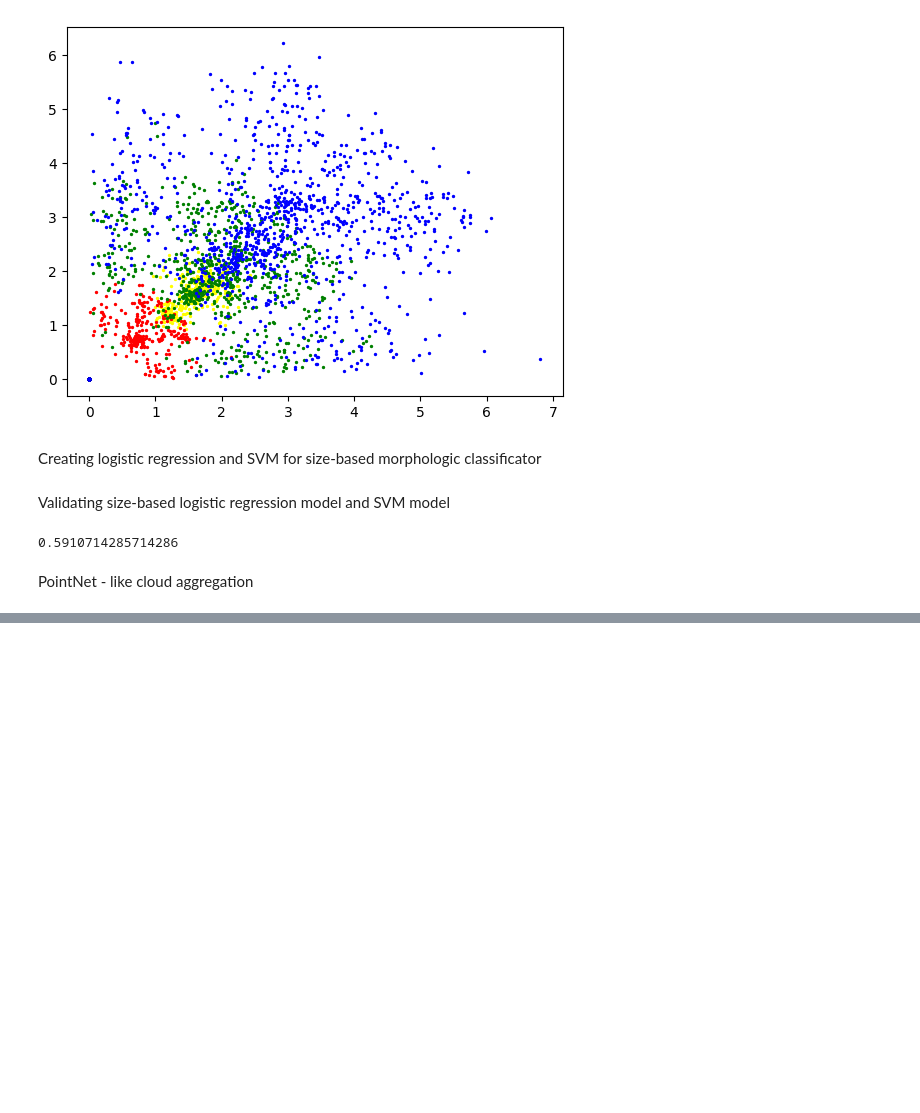
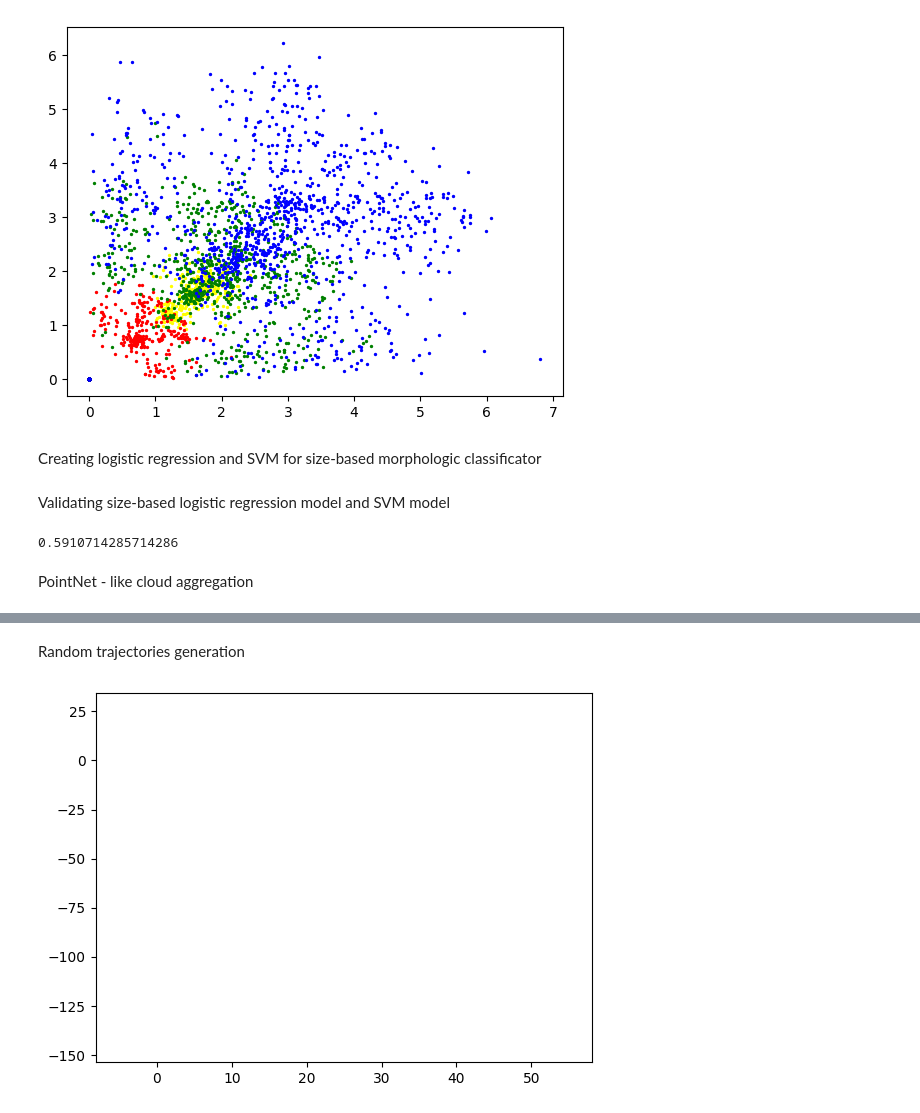
Before and after one commit to aaboiko/buoy_sonar_python, a Jupyter notebook: utils.ipynb, the cells around one changed output, grey strips where cells are left out. Drawn from its saved outputs; the diff is of its cells as text; code cells hidden in the pictures; blank space fills up the shorter version.

Commit message:
with traj generator

```diff
--- a/utils.ipynb
+++ b/utils.ipynb
@@ -676,0 +682,30 @@ PointNet - like cloud aggregation
+# %% [markdown]
+Random trajectories generation
+# %%
+start = np.array([0, 20, 0, 0, 0, 0])
+v_mean = 5
+sigma_v = 1
+sigma_angle = np.pi / 8
+
+traj = [start]
+
+for t in range(50):
+    x_prev, y_prev, z_prev, roll_prev, pitch_prev, yaw_prev = traj[t]
+    v = np.random.normal(v_mean, sigma_v)
+    angle = roll_prev + np.random.normal(0, sigma_angle)
+
+    x = x_prev + v * np.cos(angle)
+    y = y_prev + v * np.sin(angle)
+    z = 0
+    roll = angle
+    pitch = 0
+    yaw = 0
+
+    point_new = np.array([x, y, z, roll, pitch, yaw])
+    traj.append(point_new)
+
+    plt.plot(traj[t][0], traj[t][1], color='green')
+
+plt.show()
+# %% [output]
+[figure, added]
```
Also changed, not shown: parts of 2 cells of this notebook, 5 other files.
